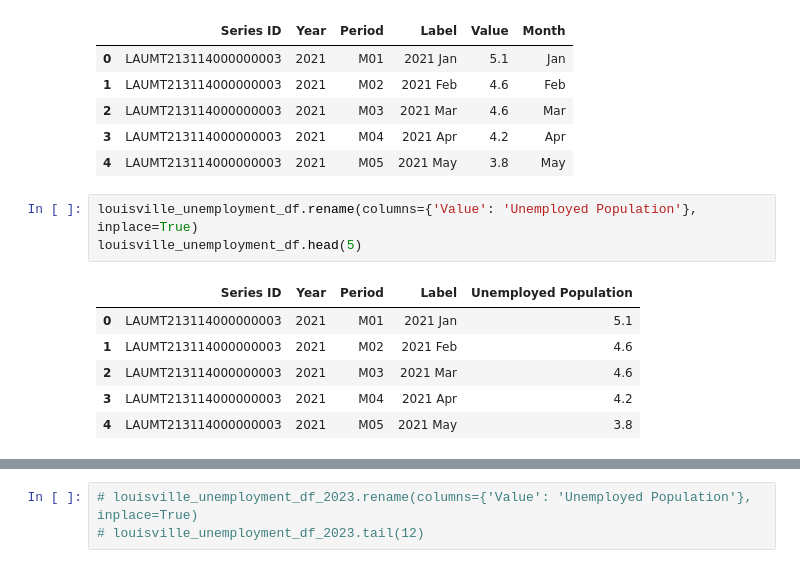
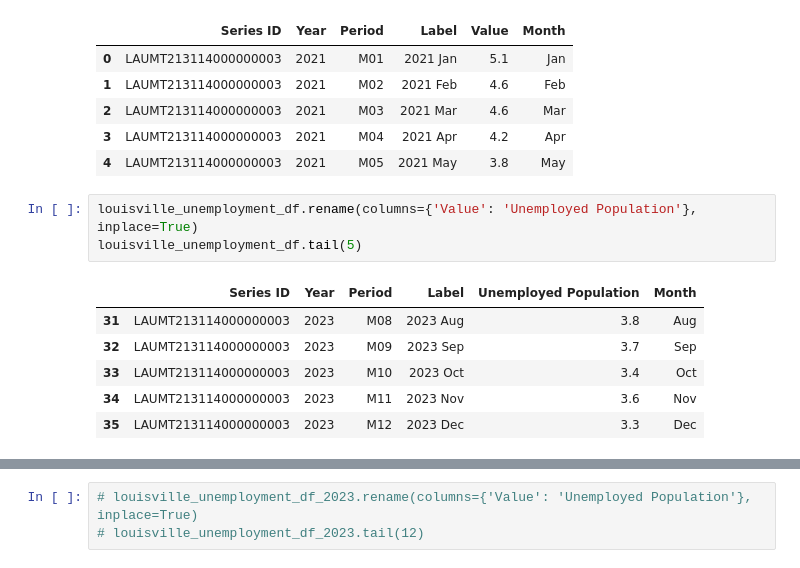
Before and after one commit to Uhuegbu23/crime_unemployment_data, a Jupyter notebook: notebooks/louisville_crime.ipynb, the cells around one changed output, grey strips where cells are left out. Drawn from its saved outputs; the diff is of its cells as text.

```diff
--- a/notebooks/louisville_crime.ipynb
+++ b/notebooks/louisville_crime.ipynb
@@ -46,11 +46,11 @@ louisville_unemployment_df.head()
 | 4 | LAUMT213114000000003 | 2021 | M05 | 2021 May | 3.8 | May |
 # %%
 louisville_unemployment_df.rename(columns={'Value': 'Unemployed Population'}, inplace=True)
-louisville_unemployment_df.head(5)
+louisville_unemployment_df.tail(5)
 # %% [output]
-|  | Series ID | Year | Period | Label | Unemployed Population |
-| 0 | LAUMT213114000000003 | 2021 | M01 | 2021 Jan | 5.1 |
-| 1 | LAUMT213114000000003 | 2021 | M02 | 2021 Feb | 4.6 |
-| 2 | LAUMT213114000000003 | 2021 | M03 | 2021 Mar | 4.6 |
-| 3 | LAUMT213114000000003 | 2021 | M04 | 2021 Apr | 4.2 |
-| 4 | LAUMT213114000000003 | 2021 | M05 | 2021 May | 3.8 |
+|  | Series ID | Year | Period | Label | Unemployed Population | Month |
+| 31 | LAUMT213114000000003 | 2023 | M08 | 2023 Aug | 3.8 | Aug |
+| 32 | LAUMT213114000000003 | 2023 | M09 | 2023 Sep | 3.7 | Sep |
+| 33 | LAUMT213114000000003 | 2023 | M10 | 2023 Oct | 3.4 | Oct |
+| 34 | LAUMT213114000000003 | 2023 | M11 | 2023 Nov | 3.6 | Nov |
+| 35 | LAUMT213114000000003 | 2023 | M12 | 2023 Dec | 3.3 | Dec |
```
Also changed, not shown: parts of 27 cells of this notebook.
